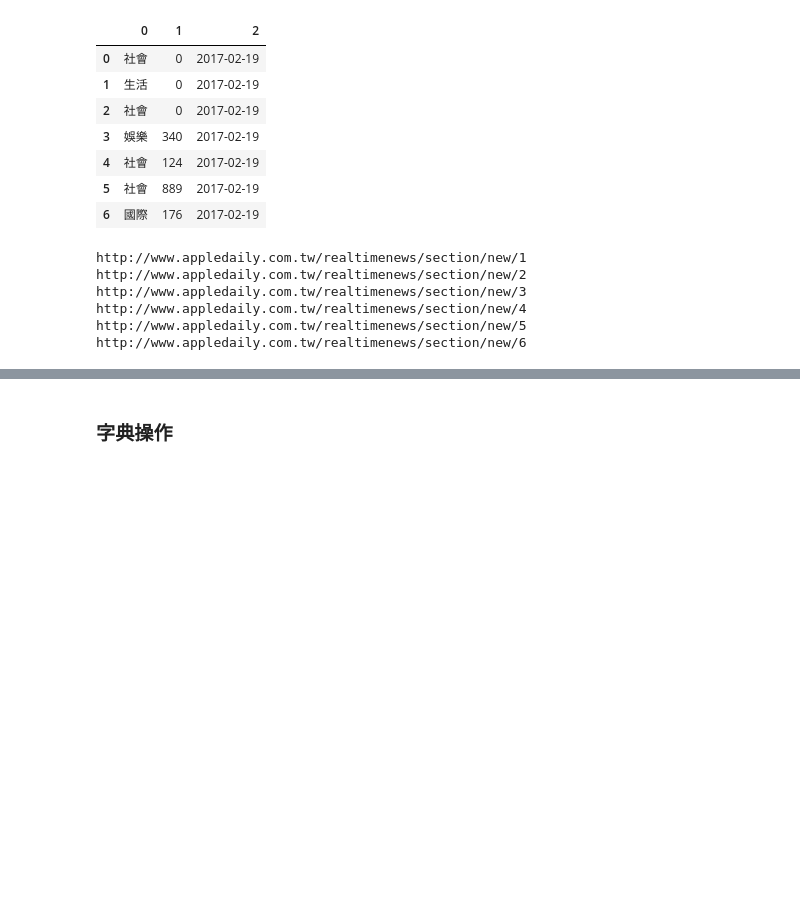
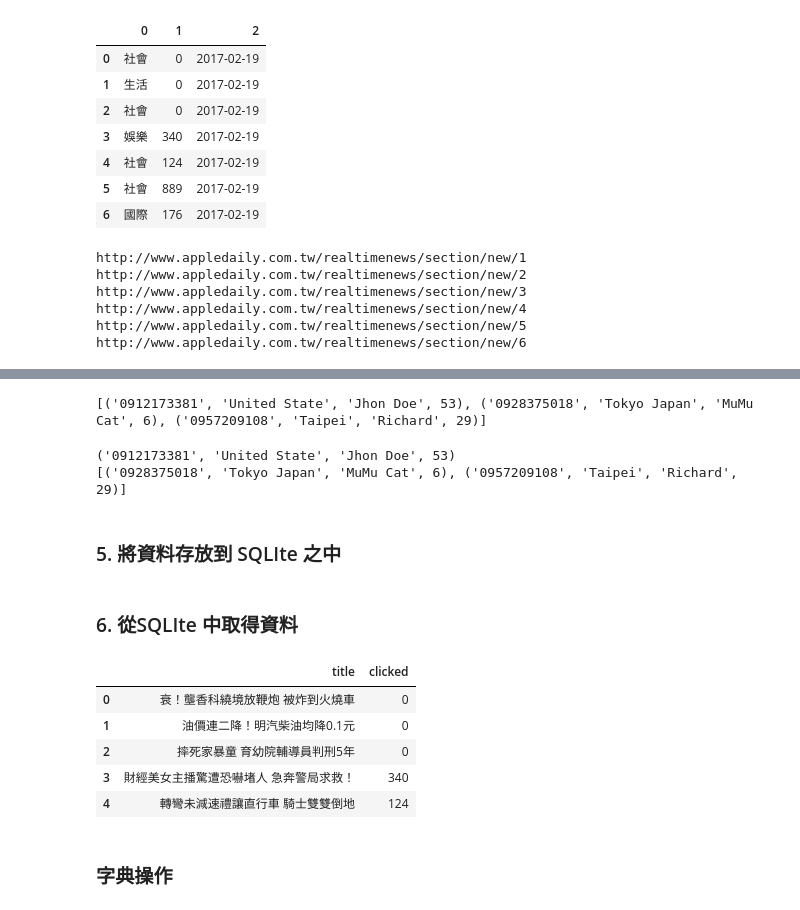
Before and after one commit to ywchiu/tristarpy, a Jupyter notebook: Demo20170219.ipynb, the cells around one changed output, grey strips where cells are left out. Saved outputs shown, nothing was run; the diff lists cells and outputs as text; code cells hidden in the pictures; blank space fills up the shorter version.

Commit message:
pandas sqlite

```diff
--- a/Demo20170219.ipynb
+++ b/Demo20170219.ipynb
@@ -436,0 +458,11 @@ newsary
+# %%
+with lite.connect('test.sqlite') as conn:
+    # 建立游標
+    cur  = conn.cursor()
+
+    # 下SQL
+    cur.execute("DROP TABLE IF EXISTS PhoneAddress")
+    cur.execute("CREATE TABLE PhoneAddress(phone CHAR(10) PRIMARY KEY, address TEXT, name TEXT unique, age INT NOT NULL)")
+    cur.execute("INSERT INTO PhoneAddress VALUES('0912173381','United State','Jhon Doe',53)")
+    cur.execute("INSERT INTO PhoneAddress VALUES('0928375018','Tokyo Japan','MuMu Cat',6)")
+    cur.execute("INSERT INTO PhoneAddress VALUES('0957209108','Taipei','Richard',29)")
@@ -437,3 +471,51 @@ newsary
+# %%
+with lite.connect('test.sqlite') as conn:
+    # 建立游標
+    cur  = conn.cursor()
+
+    # 下SQL
+    cur.execute("SELECT * FROM PhoneAddress")
+
+    data = cur.fetchall()
+    print(data)
+# %% [output]
+[('0912173381', 'United State', 'Jhon Doe', 53), ('0928375018', 'Tokyo Japan', 'MuMu Cat', 6), ('0957209108', 'Taipei', 'Richard', 29)]
+# %%
+with lite.connect('test.sqlite') as conn:
+    # 建立游標
+    cur  = conn.cursor()
+
+    # 下SQL
+    cur.execute("SELECT * FROM PhoneAddress")
+
+    data = cur.fetchone()
+    print(data)
+
+    alldata = cur.fetchall()
+    print(alldata)
+# %% [output]
+('0912173381', 'United State', 'Jhon Doe', 53)
+[('0928375018', 'Tokyo Japan', 'MuMu Cat', 6), ('0957209108', 'Taipei', 'Richard', 29)]
+# %% [markdown]
+### 5. 將資料存放到 SQLIte 之中
+# %%
+import sqlite3 as lite
+with lite.connect('news.sqlite') as conn:
+    newspd.to_sql(name='news', con = conn, if_exists='replace' )
+# %% [markdown]
+### 6. 從SQLIte 中取得資料
+# %%
+import pandas
+with lite.connect('news.sqlite') as conn:
+    df = pandas.read_sql_query('SELECT title, clicked FROM news', con=conn)
+df.head()
+# %% [output]
+|  | title | clicked |
+| 0 | 衰！壟香科繞境放鞭炮 被炸到火燒車 | 0 |
+| 1 | 油價連二降！明汽柴油均降0.1元 | 0 |
+| 2 | 摔死家暴童 育幼院輔導員判刑5年 | 0 |
+| 3 | 財經美女主播驚遭恐嚇堵人 急奔警局求救！ | 340 |
+| 4 | 轉彎未減速禮讓直行車 騎士雙雙倒地 | 124 |
 # %% [markdown]
 ### 字典操作
 # %%
```
Also changed, not shown: parts of 8 cells of this notebook.
